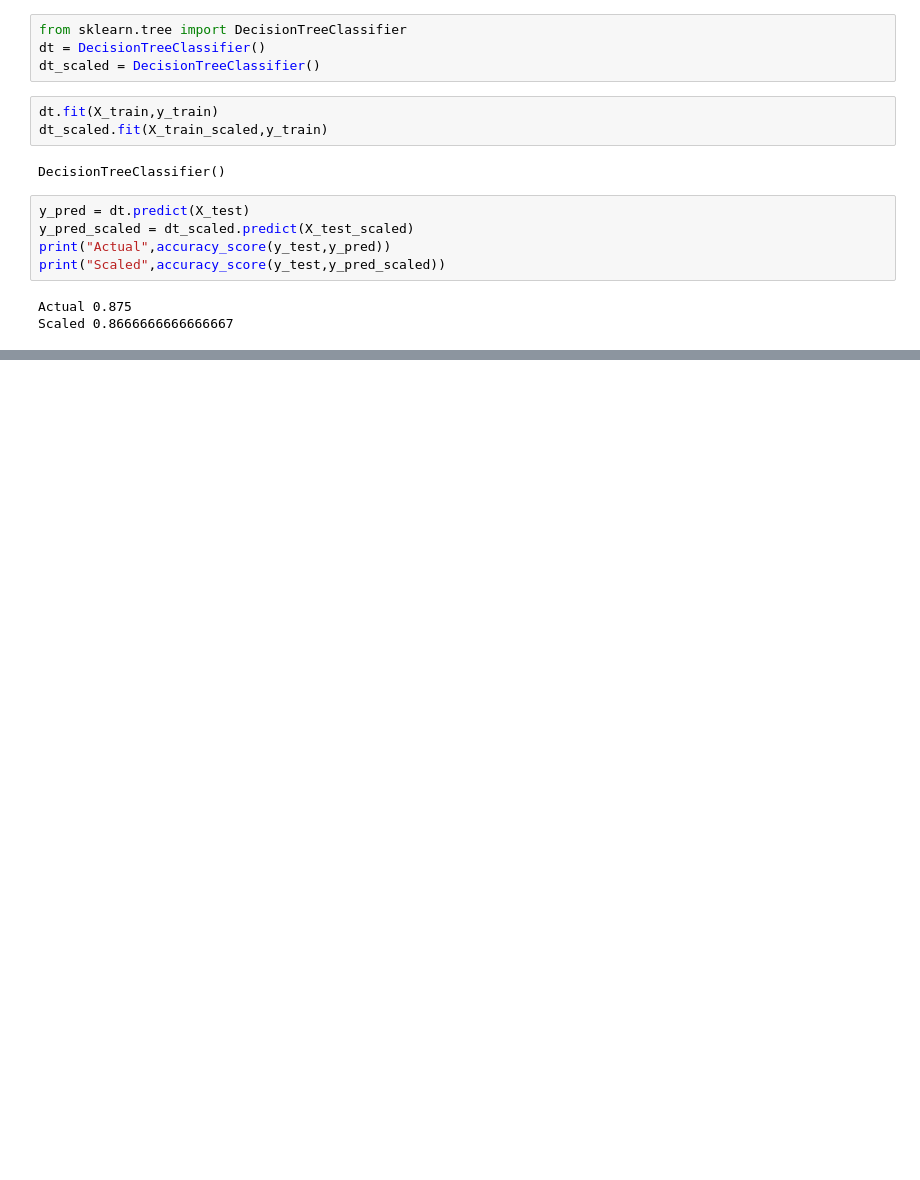
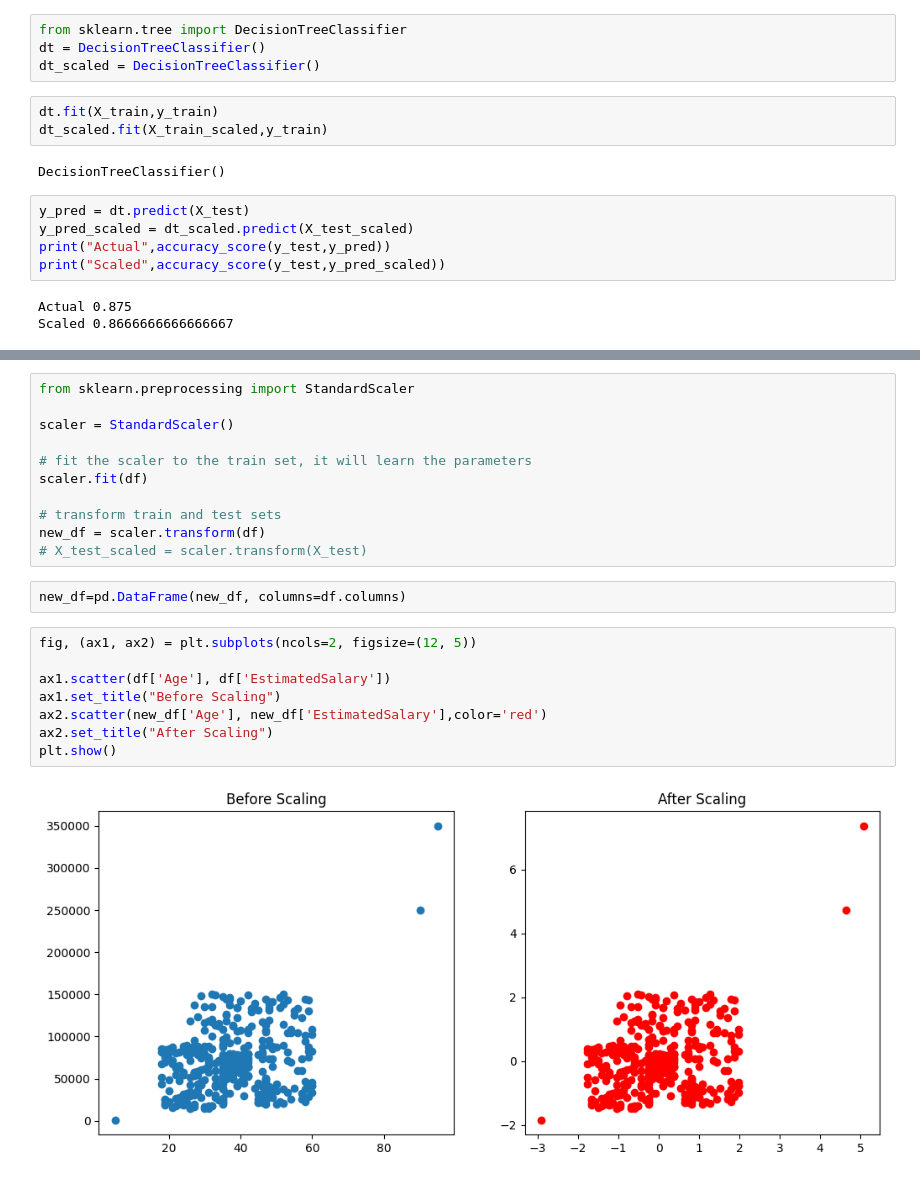
Before and after one commit to shikharyashmaurya/Kaggle-notebooks, a Jupyter notebook: feature-scaling-standardization.ipynb, the cells around one changed output, grey strips where cells are left out. Cells and saved outputs as stored; diff of their text form; blank space fills up the shorter version.

Commit message:
Kaggle Notebook | feature scaling -Standardization  | Version 2

```diff
--- a/feature-scaling-standardization.ipynb
+++ b/feature-scaling-standardization.ipynb
@@ -200,0 +227,23 @@ Scaled 0.8666666666666667
+# %%
+from sklearn.preprocessing import StandardScaler
+
+scaler = StandardScaler()
+
+# fit the scaler to the train set, it will learn the parameters
+scaler.fit(df)
+
+# transform train and test sets
+new_df = scaler.transform(df)
+# X_test_scaled = scaler.transform(X_test)
+# %%
+new_df=pd.DataFrame(new_df, columns=df.columns)
+# %%
+fig, (ax1, ax2) = plt.subplots(ncols=2, figsize=(12, 5))
+
+ax1.scatter(df['Age'], df['EstimatedSalary'])
+ax1.set_title("Before Scaling")
+ax2.scatter(new_df['Age'], new_df['EstimatedSalary'],color='red')
+ax2.set_title("After Scaling")
+plt.show()
+# %% [output]
+[figure, added]
```
Also changed, not shown: parts of 9 cells of this notebook.
